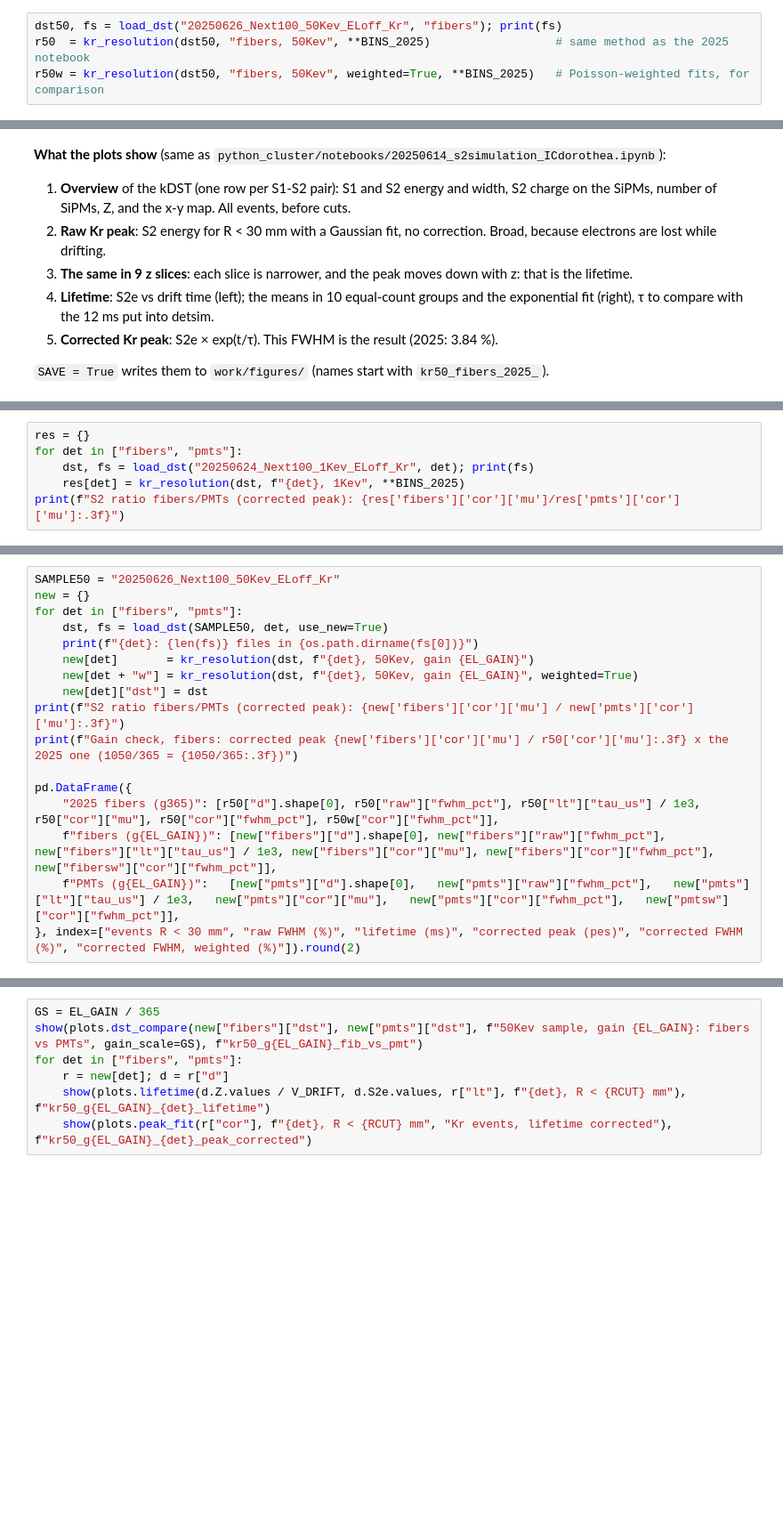
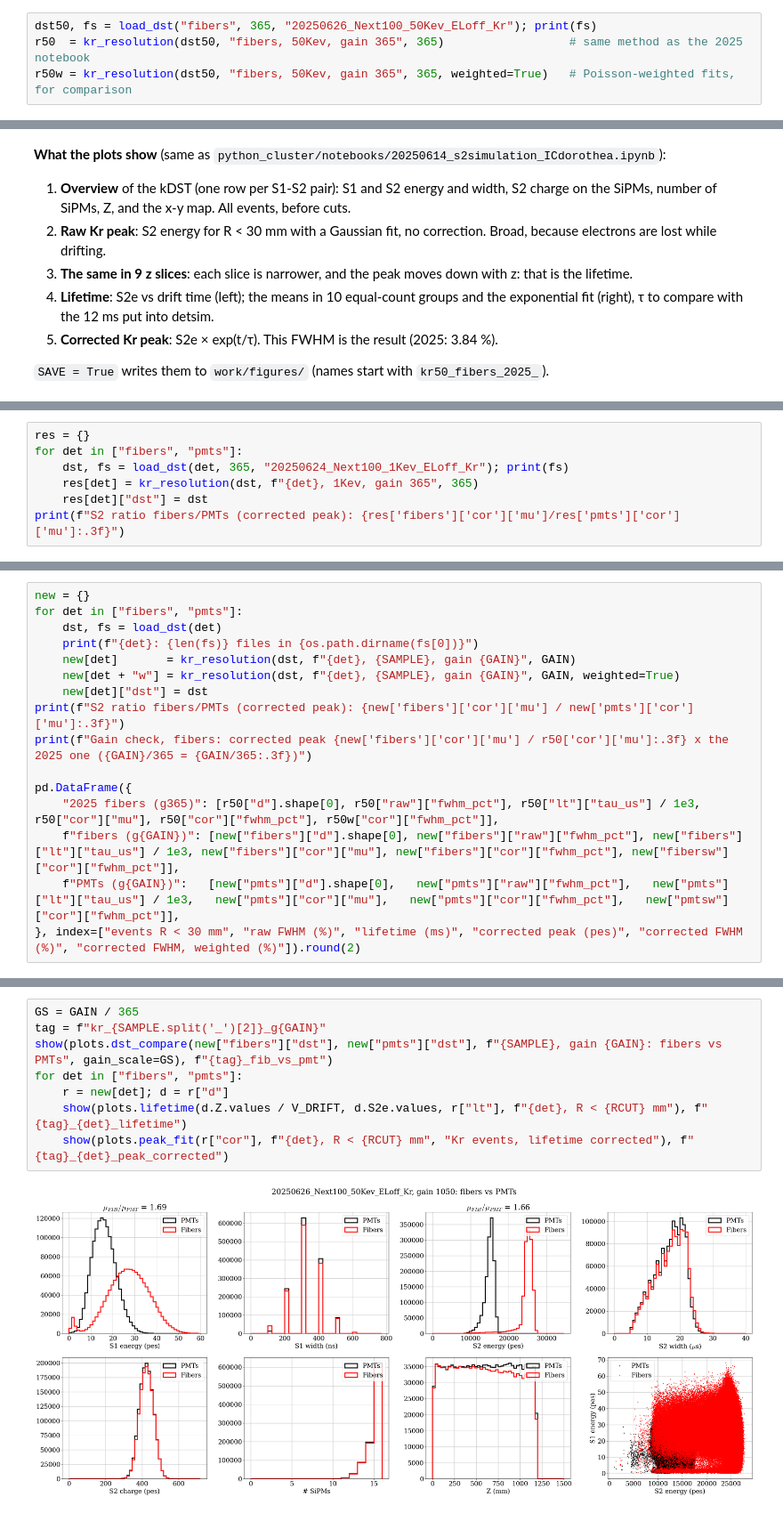
Before and after one commit to mariandbt/IC_ANALYSIS, a Jupyter notebook: notebooks/05_dorothea_kr.ipynb, the cells around one changed output, grey strips where cells are left out. Shown at 89% size. Cells and saved outputs as stored; diff of their text form; blank space fills up the shorter version.

```diff
--- a/notebooks/05_dorothea_kr.ipynb
+++ b/notebooks/05_dorothea_kr.ipynb
@@ -54,5 +81,5 @@ def kr_resolution(dst, label, weighted=False, bins_raw=None, bins_cor=None):
 # %%
-dst50, fs = load_dst("20250626_Next100_50Kev_ELoff_Kr", "fibers"); print(fs)
-r50  = kr_resolution(dst50, "fibers, 50Kev", **BINS_2025)                  # same method as the 2025 notebook
-r50w = kr_resolution(dst50, "fibers, 50Kev", weighted=True, **BINS_2025)   # Poisson-weighted fits, for comparison
+dst50, fs = load_dst("fibers", 365, "20250626_Next100_50Kev_ELoff_Kr"); print(fs)
+r50  = kr_resolution(dst50, "fibers, 50Kev, gain 365", 365)                  # same method as the 2025 notebook
+r50w = kr_resolution(dst50, "fibers, 50Kev, gain 365", 365, weighted=True)   # Poisson-weighted fits, for comparison
 # %% [output]
@@ -102,7 +124,8 @@ With R < 30 mm the 1Kev sample has only ~150 events per detector, too few for a
 # %%
 res = {}
 for det in ["fibers", "pmts"]:
-    dst, fs = load_dst("20250624_Next100_1Kev_ELoff_Kr", det); print(fs)
-    res[det] = kr_resolution(dst, f"{det}, 1Kev", **BINS_2025)
+    dst, fs = load_dst(det, 365, "20250624_Next100_1Kev_ELoff_Kr"); print(fs)
+    res[det] = kr_resolution(dst, f"{det}, 1Kev, gain 365", 365)
+    res[det]["dst"] = dst
 print(f"S2 ratio fibers/PMTs (corrected peak): {res['fibers']['cor']['mu']/res['pmts']['cor']['mu']:.3f}")
 # %% [output]
@@ -138,19 +161,18 @@ First numbers (2026-11-22, same code as a script): fibers 3.07 % FWHM (5203 even
 
 Not only the gain changed with respect to 2025: the diffusion did too, so 3.84 % → 3.07 % for fibers is not a pure gain effect.
 # %%
-SAMPLE50 = "20250626_Next100_50Kev_ELoff_Kr"
 new = {}
 for det in ["fibers", "pmts"]:
-    dst, fs = load_dst(SAMPLE50, det, use_new=True)
+    dst, fs = load_dst(det)
     print(f"{det}: {len(fs)} files in {os.path.dirname(fs[0])}")
-    new[det]       = kr_resolution(dst, f"{det}, 50Kev, gain {EL_GAIN}")
-    new[det + "w"] = kr_resolution(dst, f"{det}, 50Kev, gain {EL_GAIN}", weighted=True)
+    new[det]       = kr_resolution(dst, f"{det}, {SAMPLE}, gain {GAIN}", GAIN)
+    new[det + "w"] = kr_resolution(dst, f"{det}, {SAMPLE}, gain {GAIN}", GAIN, weighted=True)
     new[det]["dst"] = dst
 print(f"S2 ratio fibers/PMTs (corrected peak): {new['fibers']['cor']['mu'] / new['pmts']['cor']['mu']:.3f}")
-print(f"Gain check, fibers: corrected peak {new['fibers']['cor']['mu'] / r50['cor']['mu']:.3f} x the 2025 one (1050/365 = {1050/365:.3f})")
+print(f"Gain check, fibers: corrected peak {new['fibers']['cor']['mu'] / r50['cor']['mu']:.3f} x the 2025 one ({GAIN}/365 = {GAIN/365:.3f})")
 
 pd.DataFrame({
     "2025 fibers (g365)": [r50["d"].shape[0], r50["raw"]["fwhm_pct"], r50["lt"]["tau_us"] / 1e3, r50["cor"]["mu"], r50["cor"]["fwhm_pct"], r50w["cor"]["fwhm_pct"]],
-    f"fibers (g{EL_GAIN})": [new["fibers"]["d"].shape[0], new["fibers"]["raw"]["fwhm_pct"], new["fibers"]["lt"]["tau_us"] / 1e3, new["fibers"]["cor"]["mu"], new["fibers"]["cor"]["fwhm_pct"], new["fibersw"]["cor"]["fwhm_pct"]],
-    f"PMTs (g{EL_GAIN})":   [new["pmts"]["d"].shape[0],   new["pmts"]["raw"]["fwhm_pct"],   new["pmts"]["lt"]["tau_us"] / 1e3,   new["pmts"]["cor"]["mu"],   new["pmts"]["cor"]["fwhm_pct"],   new["pmtsw"]["cor"]["fwhm_pct"]],
+    f"fibers (g{GAIN})": [new["fibers"]["d"].shape[0], new["fibers"]["raw"]["fwhm_pct"], new["fibers"]["lt"]["tau_us"] / 1e3, new["fibers"]["cor"]["mu"], new["fibers"]["cor"]["fwhm_pct"], new["fibersw"]["cor"]["fwhm_pct"]],
+    f"PMTs (g{GAIN})":   [new["pmts"]["d"].shape[0],   new["pmts"]["raw"]["fwhm_pct"],   new["pmts"]["lt"]["tau_us"] / 1e3,   new["pmts"]["cor"]["mu"],   new["pmts"]["cor"]["fwhm_pct"],   new["pmtsw"]["cor"]["fwhm_pct"]],
 }, index=["events R < 30 mm", "raw FWHM (%)", "lifetime (ms)", "corrected peak (pes)", "corrected FWHM (%)", "corrected FWHM, weighted (%)"]).round(2)
@@ -160,7 +210,10 @@ Overview of both kDSTs on top of each other (S2 axes stretched by 1050/365), the
 # %%
-GS = EL_GAIN / 365
-show(plots.dst_compare(new["fibers"]["dst"], new["pmts"]["dst"], f"50Kev sample, gain {EL_GAIN}: fibers vs PMTs", gain_scale=GS), f"kr50_g{EL_GAIN}_fib_vs_pmt")
+GS = GAIN / 365
+tag = f"kr_{SAMPLE.split('_')[2]}_g{GAIN}"
+show(plots.dst_compare(new["fibers"]["dst"], new["pmts"]["dst"], f"{SAMPLE}, gain {GAIN}: fibers vs PMTs", gain_scale=GS), f"{tag}_fib_vs_pmt")
 for det in ["fibers", "pmts"]:
     r = new[det]; d = r["d"]
-    show(plots.lifetime(d.Z.values / V_DRIFT, d.S2e.values, r["lt"], f"{det}, R < {RCUT} mm"), f"kr50_g{EL_GAIN}_{det}_lifetime")
-    show(plots.peak_fit(r["cor"], f"{det}, R < {RCUT} mm", "Kr events, lifetime corrected"), f"kr50_g{EL_GAIN}_{det}_peak_corrected")
+    show(plots.lifetime(d.Z.values / V_DRIFT, d.S2e.values, r["lt"], f"{det}, R < {RCUT} mm"), f"{tag}_{det}_lifetime")
+    show(plots.peak_fit(r["cor"], f"{det}, R < {RCUT} mm", "Kr events, lifetime corrected"), f"{tag}_{det}_peak_corrected")
+# %% [output]
+[figure, added]
```
Also changed, not shown: parts of 16 cells of this notebook, 12 other files.
